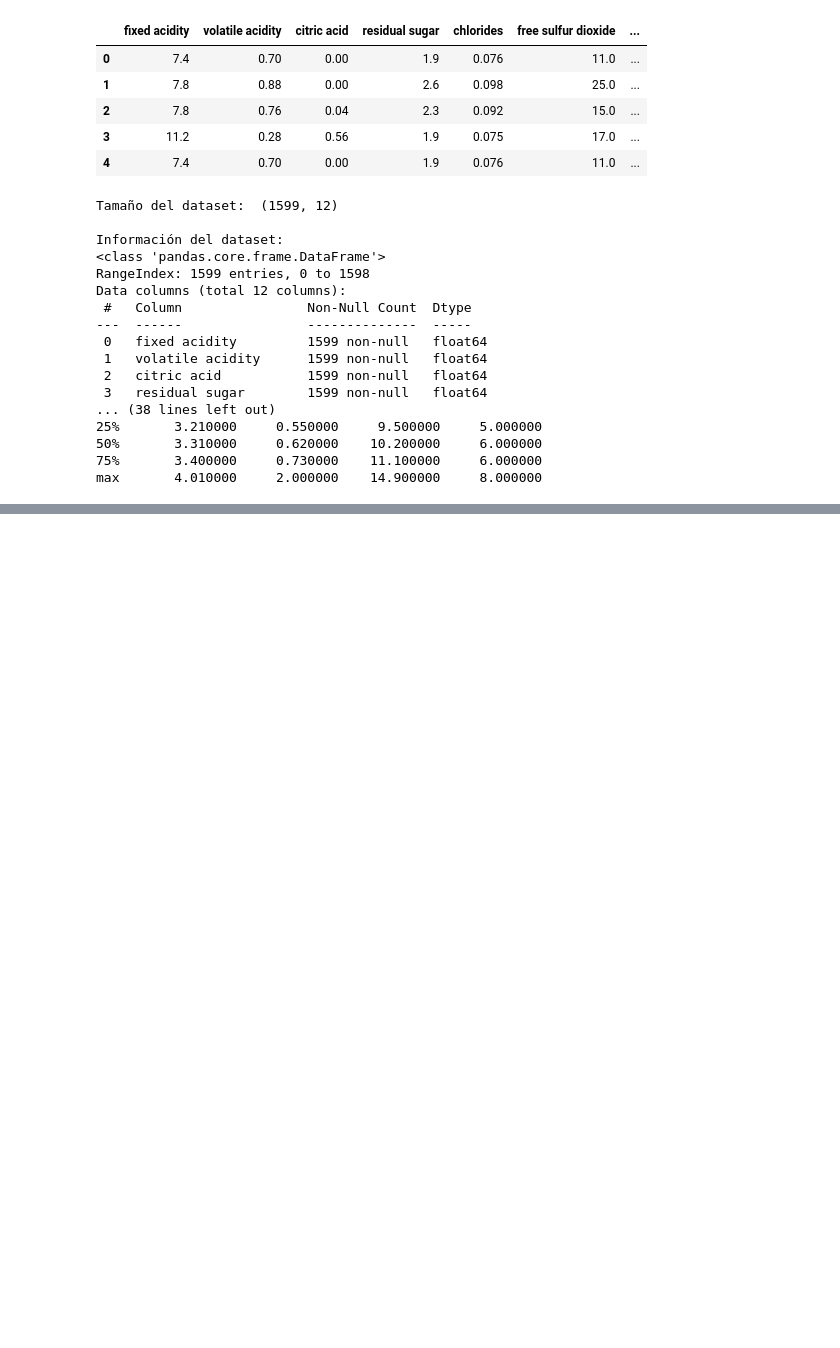
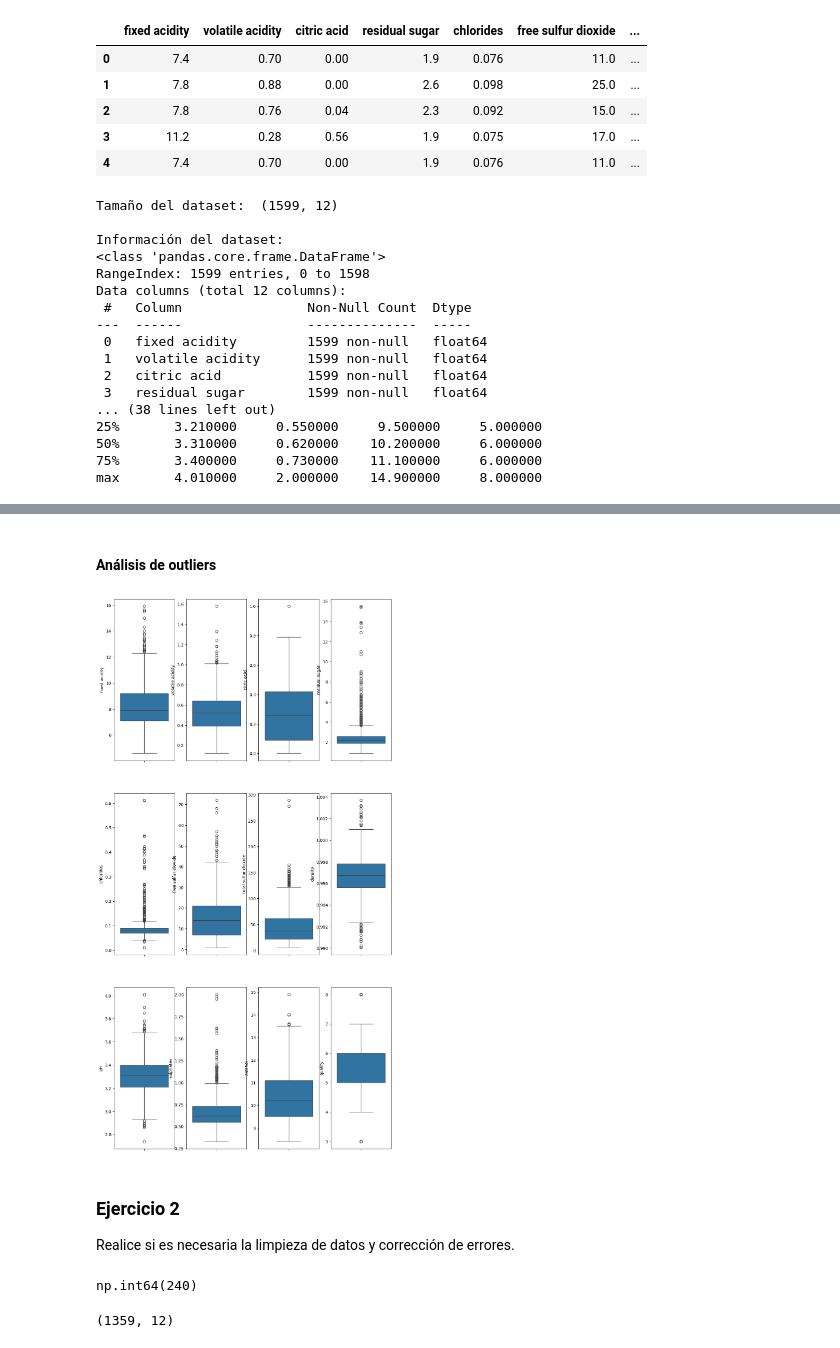
Before and after one commit to gabrielquiroga/aprMaqI_CEIA, a Jupyter notebook: clase3/ejercicios/ejercicio2.ipynb, the cells around one changed output, grey strips where cells are left out. Saved outputs shown, nothing was run; the diff lists cells and outputs as text; code cells hidden in the pictures; blank space fills up the shorter version.

Commit message:
Se completó la primera parte del ejercicio de la clase 3.

```diff
--- a/clase3/ejercicios/ejercicio2.ipynb
+++ b/clase3/ejercicios/ejercicio2.ipynb
@@ -52,0 +162,25 @@ max       4.010000     2.000000    14.900000     8.000000
+# %% [markdown]
+#### Análisis de outliers
+# %%
+n_fig = len(df.columns)
+a = 3
+b = math.ceil(n_fig / a)
+
+fig, axes = plt.subplots(a, b, figsize=(4 * a, 6 * b))
+axes = axes.flatten()
+for i, col in enumerate(df.columns):
+    sns.boxplot(y=df[col], ax=axes[i])
+# %% [output]
+[figure, added]
+# %% [markdown]
+### Ejercicio 2
+Realice si es necesaria la limpieza de datos y corrección de errores.
+# %%
+df.duplicated().sum()
+# %% [output]
+np.int64(240)
+# %%
+df.drop_duplicates(inplace=True)
+df.shape
+# %% [output]
+(1359, 12)
```
Also changed, not shown: parts of 18 cells of this notebook.
